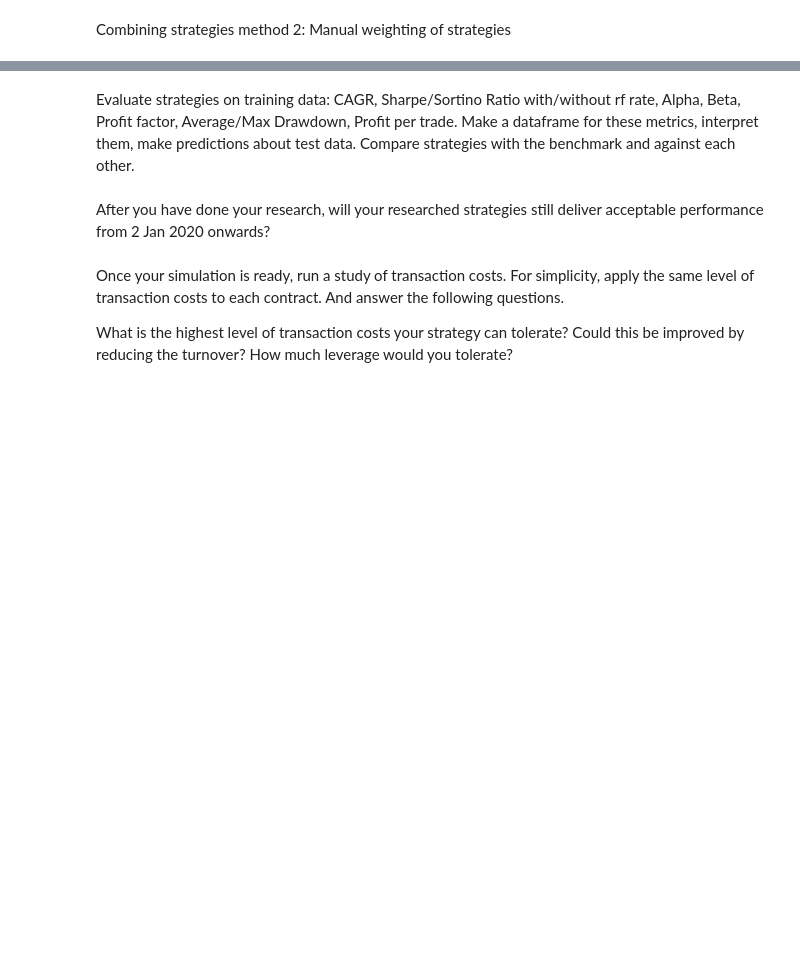
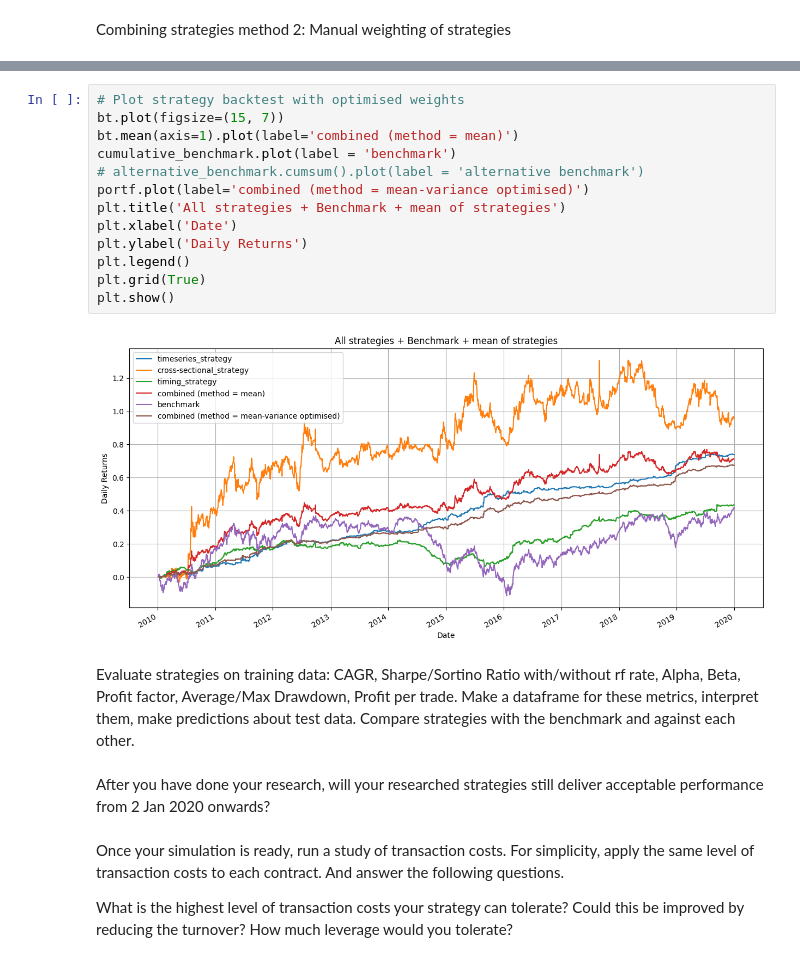
Before and after one commit to saumyajain1/Trading_Alphas_Capstone, a Jupyter notebook: Trading_Alphas_Capstone.ipynb, the cells around one changed output, grey strips where cells are left out. Drawn from its saved outputs; the diff is of its cells as text; blank space fills up the shorter version.

```diff
--- a/Trading_Alphas_Capstone.ipynb
+++ b/Trading_Alphas_Capstone.ipynb
@@ -459,3 +526,18 @@ Combining strategies method 3: Automated (Mean-variance) weighting of strategy
+# %%
+# Plot strategy backtest with optimised weights
+bt.plot(figsize=(15, 7))
+bt.mean(axis=1).plot(label='combined (method = mean)')
+cumulative_benchmark.plot(label = 'benchmark')
+# alternative_benchmark.cumsum().plot(label = 'alternative benchmark')
+portf.plot(label='combined (method = mean-variance optimised)')
+plt.title('All strategies + Benchmark + mean of strategies')
+plt.xlabel('Date')
+plt.ylabel('Daily Returns')
+plt.legend()
+plt.grid(True)
+plt.show()
+# %% [output]
+[figure, added]
 # %% [markdown]
 Evaluate strategies on training data: CAGR, Sharpe/Sortino Ratio with/without rf rate, Alpha, Beta, Profit factor, Average/Max Drawdown, Profit per trade. Make a dataframe for these metrics, interpret them, make predictions about test data. Compare strategies with the benchmark and against each other.
 # %% [markdown]
```
Also changed, not shown: parts of 12 cells of this notebook.
